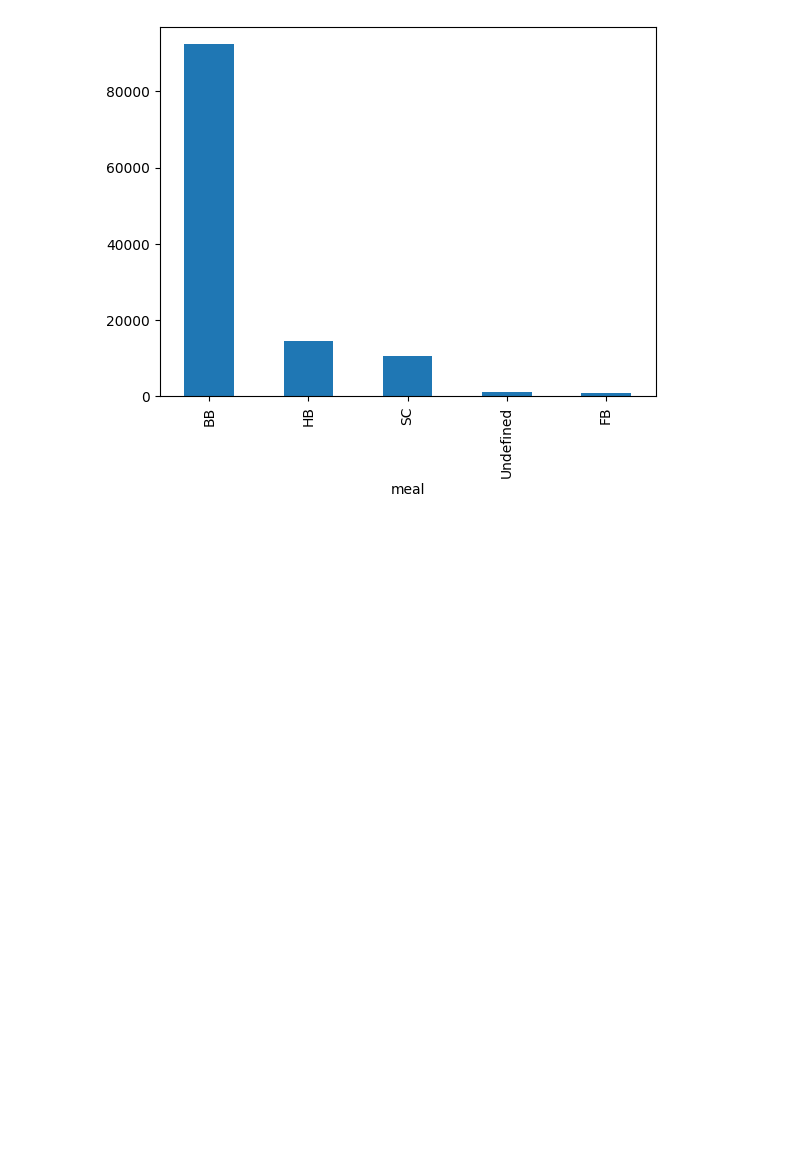
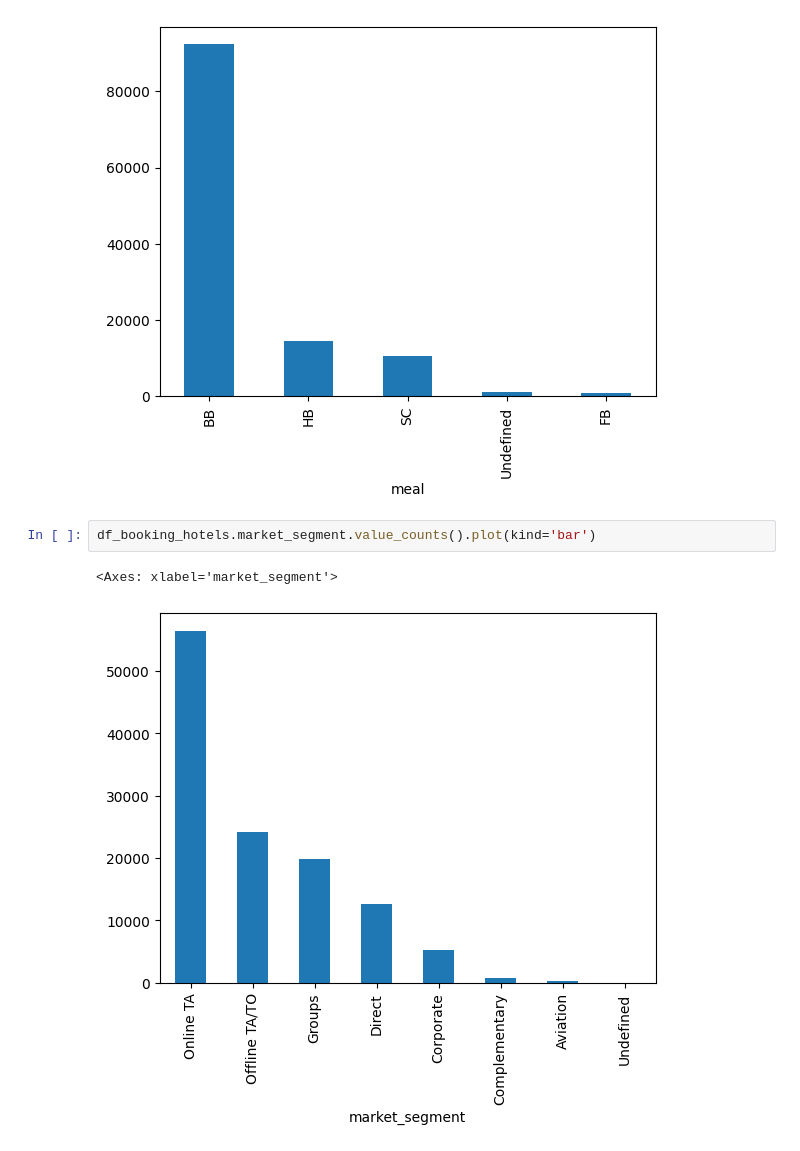
Before and after one commit to DanielMart-tech/Data-Science-Project1, a Jupyter notebook: hotel-bookings.ipynb, the cells around one changed output. Cells and saved outputs as stored; diff of their text form; blank space fills up the shorter version.

Commit message:
Kaggle Notebook | hotel_bookings | Version 4

```diff
--- a/hotel-bookings.ipynb
+++ b/hotel-bookings.ipynb
@@ -137,3 +137,8 @@ df_booking_hotels.meal.value_counts().plot(kind='bar')
 # %% [output]
 <Axes: xlabel='meal'>
 [figure]
+# %%
+df_booking_hotels.market_segment.value_counts().plot(kind='bar')
+# %% [output]
+<Axes: xlabel='market_segment'>
+[figure, added]
```
Also changed, not shown: parts of 4 cells of this notebook.
